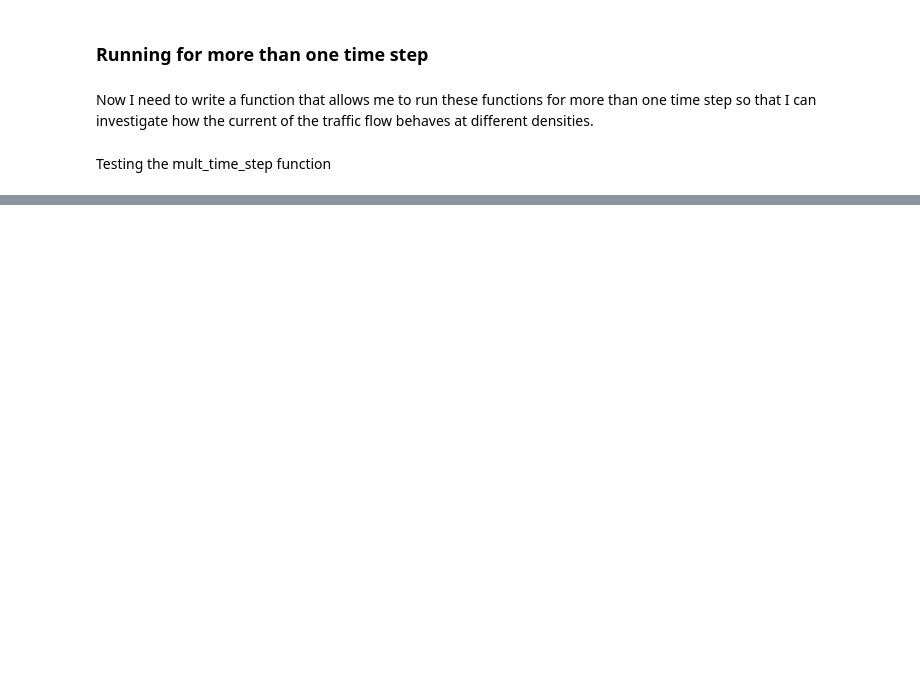
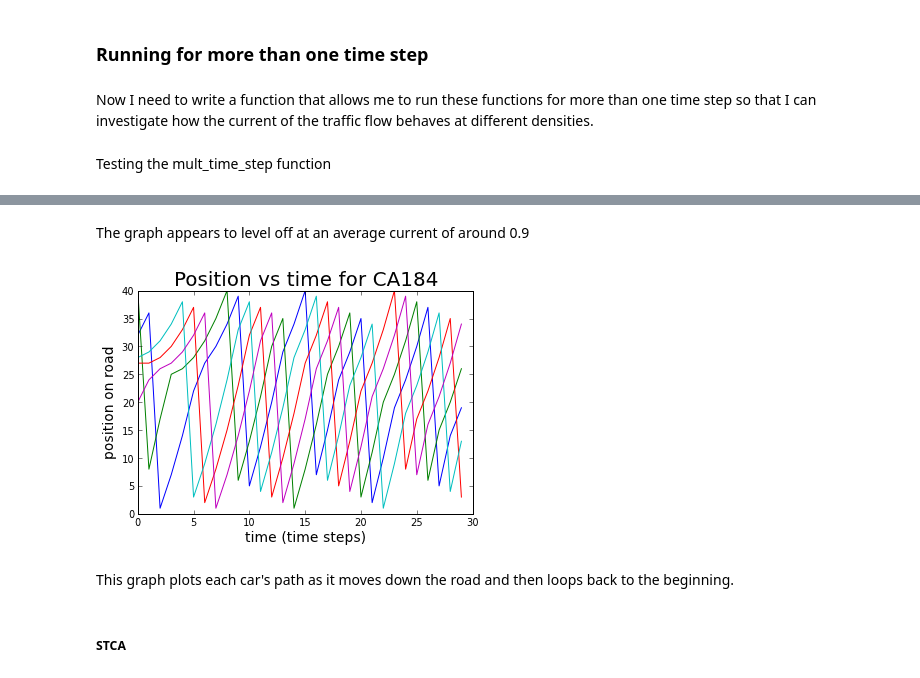
Before and after one commit to bcoit/Phys202-S13, a Jupyter notebook: Project/TrafficFlow.ipynb, the cells around one changed output, grey strips where cells are left out. Saved outputs shown, nothing was run; the diff lists cells and outputs as text; code cells hidden in the pictures; blank space fills up the shorter version.

```diff
--- a/Project/TrafficFlow.ipynb
+++ b/Project/TrafficFlow.ipynb
@@ -244,0 +322,14 @@ mult_time_steps(10,ASEP,x5,v5,road5,v_max5,0)
+# %% [markdown]
+The graph appears to level off at an average current of around 0.9
+# %%
+plot(t,pos184)
+title("Position vs time for CA184", fontsize = 20)
+ylabel("position on road", fontsize = 14)
+xlabel("time (time steps)", fontsize = 14)
+show()
+# %% [output]
+[figure, added]
+# %% [markdown]
+This graph plots each car's path as it moves down the road and then loops back to the beginning.
+# %% [markdown]
+##### STCA
```
Also changed, not shown: parts of 40 cells of this notebook, 5 other files.
